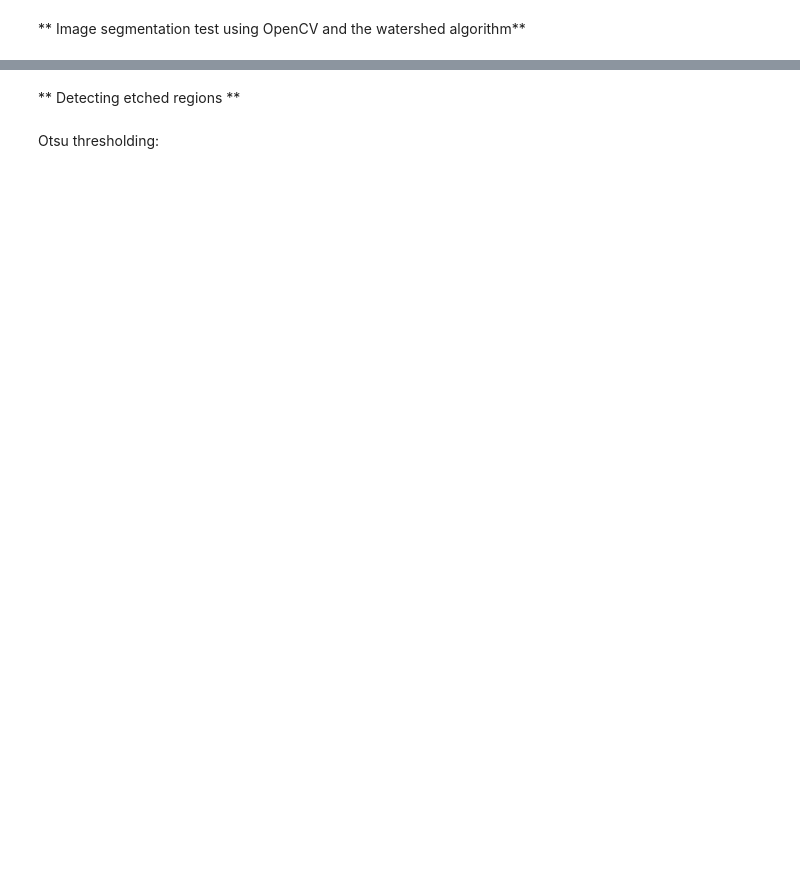
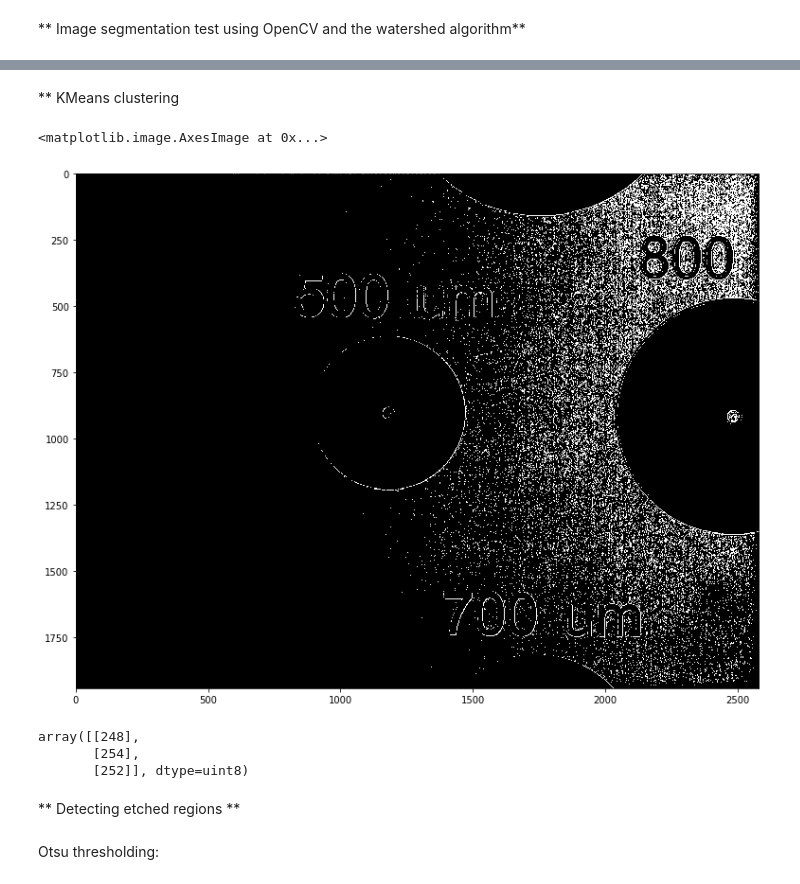
Before and after one commit to silvan-stettler/ml-processopt, a Jupyter notebook: image_segmentation.ipynb, the cells around one changed output, grey strips where cells are left out. Drawn from its saved outputs; the diff is of its cells as text; code cells hidden in the pictures; blank space fills up the shorter version.

```diff
--- a/image_segmentation.ipynb
+++ b/image_segmentation.ipynb
@@ -13,3 +25,34 @@ plt.imshow(gray, cmap='gray')
+# %% [markdown]
+** KMeans clustering
+# %%
+Z = gray.reshape((-1,1))
+
+# convert to np.float32
+Z = np.float32(Z)
+
+# define criteria, number of clusters(K) and apply kmeans()
+criteria = (cv2.TERM_CRITERIA_EPS + cv2.TERM_CRITERIA_MAX_ITER, 10, 1.0)
+K = 3
+ret,label,center=cv2.kmeans(Z,K,None,criteria,10,cv2.KMEANS_RANDOM_CENTERS)
+
+# Now convert back into uint8, and make original image
+center = np.uint8(center)
+center[label.flatten()[10]] = 0
+center[center != 0] = 255
+gray_kmeans = center[label.flatten()]
+gray_kmeans = gray_kmeans.reshape((gray.shape))
+
+plt.figure(figsize=(15,10))
+plt.imshow(gray_kmeans, cmap='gray', vmin=245, vmax=255)
+# %% [output]
+<matplotlib.image.AxesImage at 0x...>
+[figure, added]
+# %%
+center
+# %% [output]
+array([[248],
+       [254],
+       [252]], dtype=uint8)
 # %% [markdown]
 ** Detecting etched regions **
 # %% [markdown]
```
Also changed, not shown: parts of 7 cells of this notebook.
